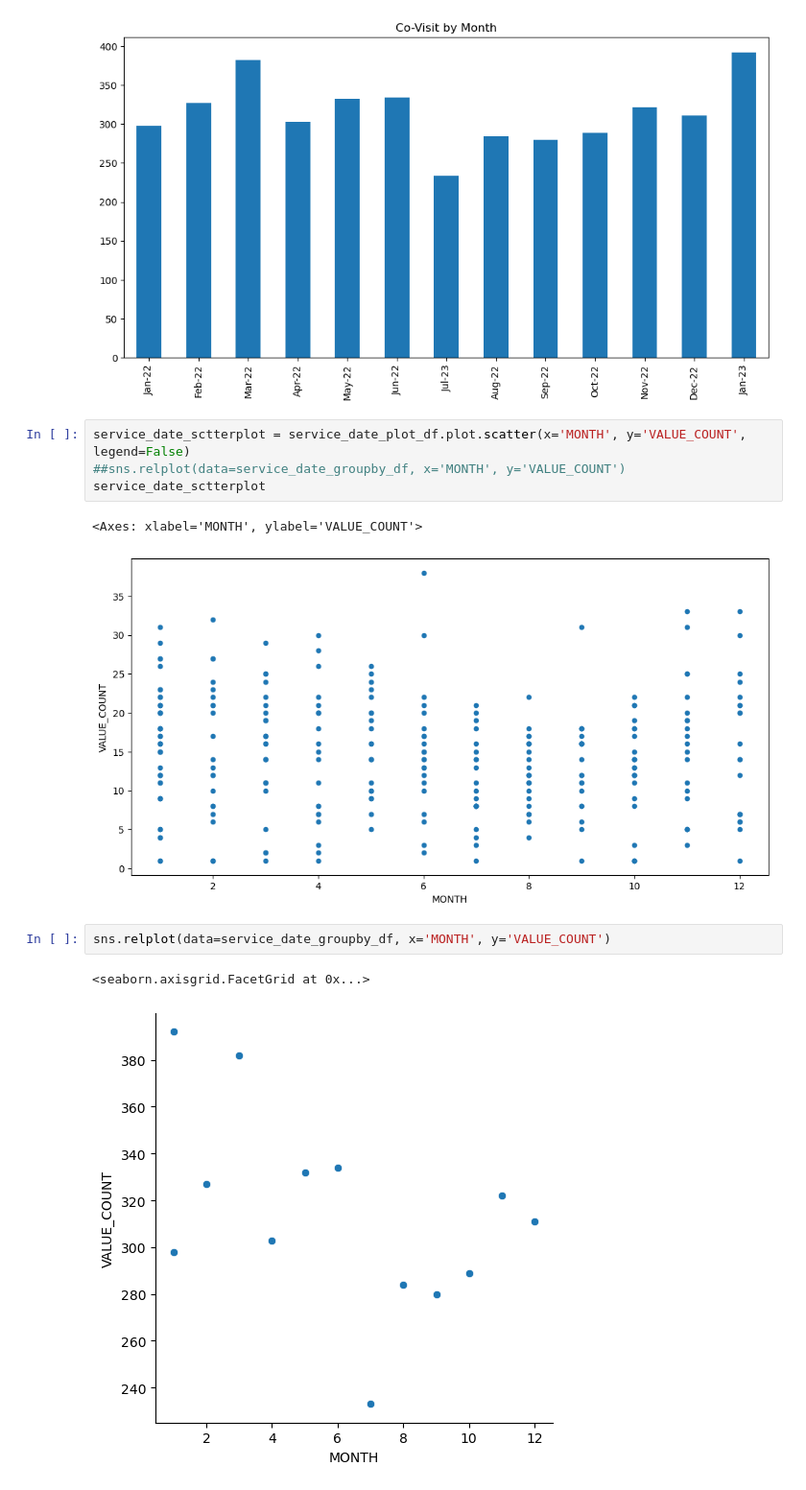
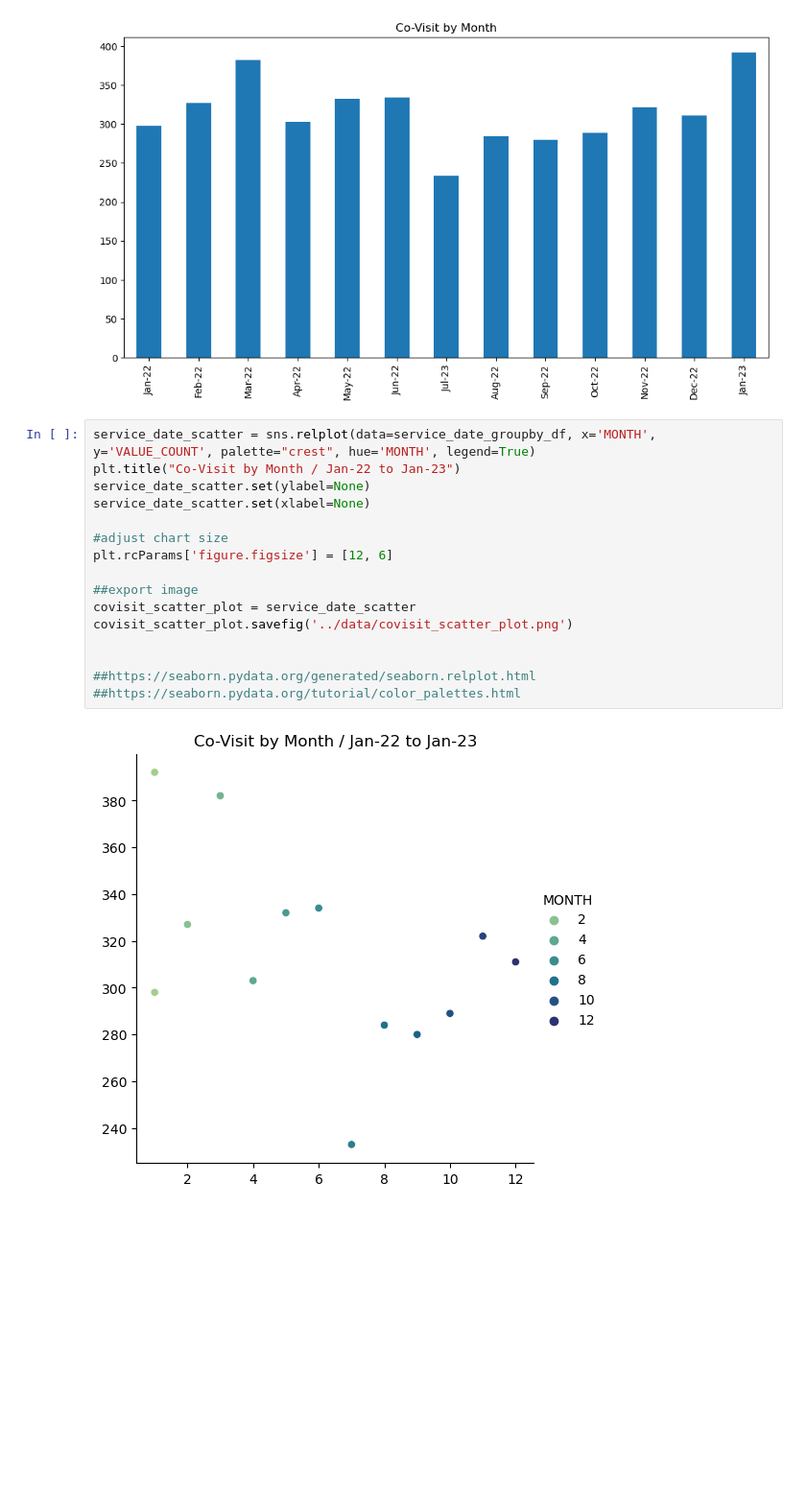
Before and after one commit to NSS-Data-Analytics-Cohort-8/teis_da8_1-sockswithsandals, a Jupyter notebook: notebooks/larry_teis.ipynb, the cells around one changed output. Shown: that part at 96% size. Saved outputs shown, nothing was run; the diff lists cells and outputs as text; blank space fills up the shorter version.

Commit message:
continued working group project 23May end of night

```diff
--- a/notebooks/larry_teis.ipynb
+++ b/notebooks/larry_teis.ipynb
@@ -790,15 +879,21 @@ covisit_bar_plot = service_date_barplot.get_figure()
 covisit_bar_plot.savefig('../data/covisit_bar_plot.png')
 # %% [output]
 [figure]
-# %%
-service_date_sctterplot = service_date_plot_df.plot.scatter(x='MONTH', y='VALUE_COUNT', legend=False)
-##sns.relplot(data=service_date_groupby_df, x='MONTH', y='VALUE_COUNT')
-service_date_sctterplot
-# %% [output]
-<Axes: xlabel='MONTH', ylabel='VALUE_COUNT'>
-[figure, removed]
 # %%
-sns.relplot(data=service_date_groupby_df, x='MONTH', y='VALUE_COUNT')
+service_date_scatter = sns.relplot(data=service_date_groupby_df, x='MONTH', y='VALUE_COUNT', palette="crest", hue='MONTH', legend=True)
+plt.title("Co-Visit by Month / Jan-22 to Jan-23")
+service_date_scatter.set(ylabel=None)
+service_date_scatter.set(xlabel=None)
+
+#adjust chart size
+plt.rcParams['figure.figsize'] = [12, 6]
+
+##export image
+covisit_scatter_plot = service_date_scatter
+covisit_scatter_plot.savefig('../data/covisit_scatter_plot.png')
+
+
+##https://seaborn.pydata.org/generated/seaborn.relplot.html
+##https://seaborn.pydata.org/tutorial/color_palettes.html
 # %% [output]
-<seaborn.axisgrid.FacetGrid at 0x...>
-[figure, old version]
+[figure, new version]
```
Also changed, not shown: parts of 4 cells of this notebook.
